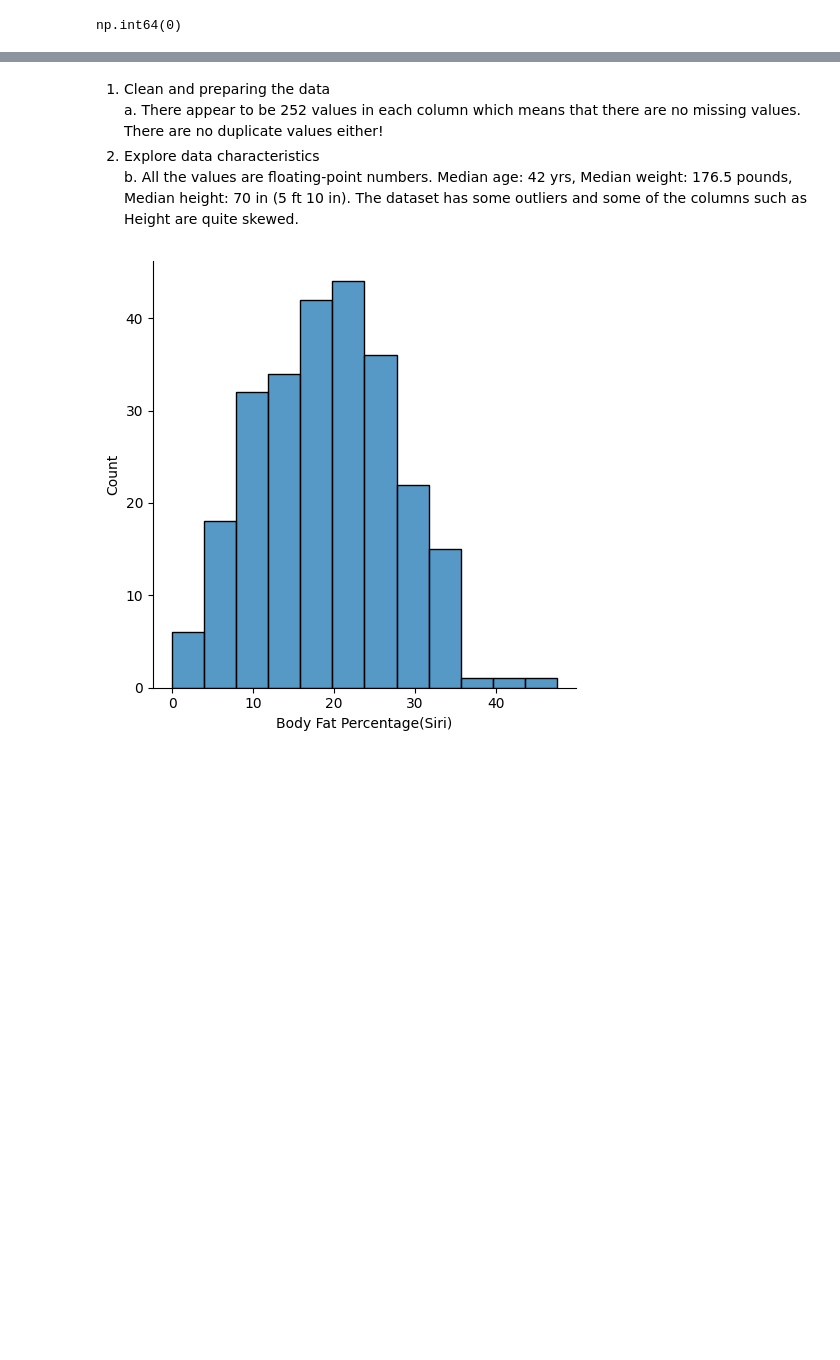
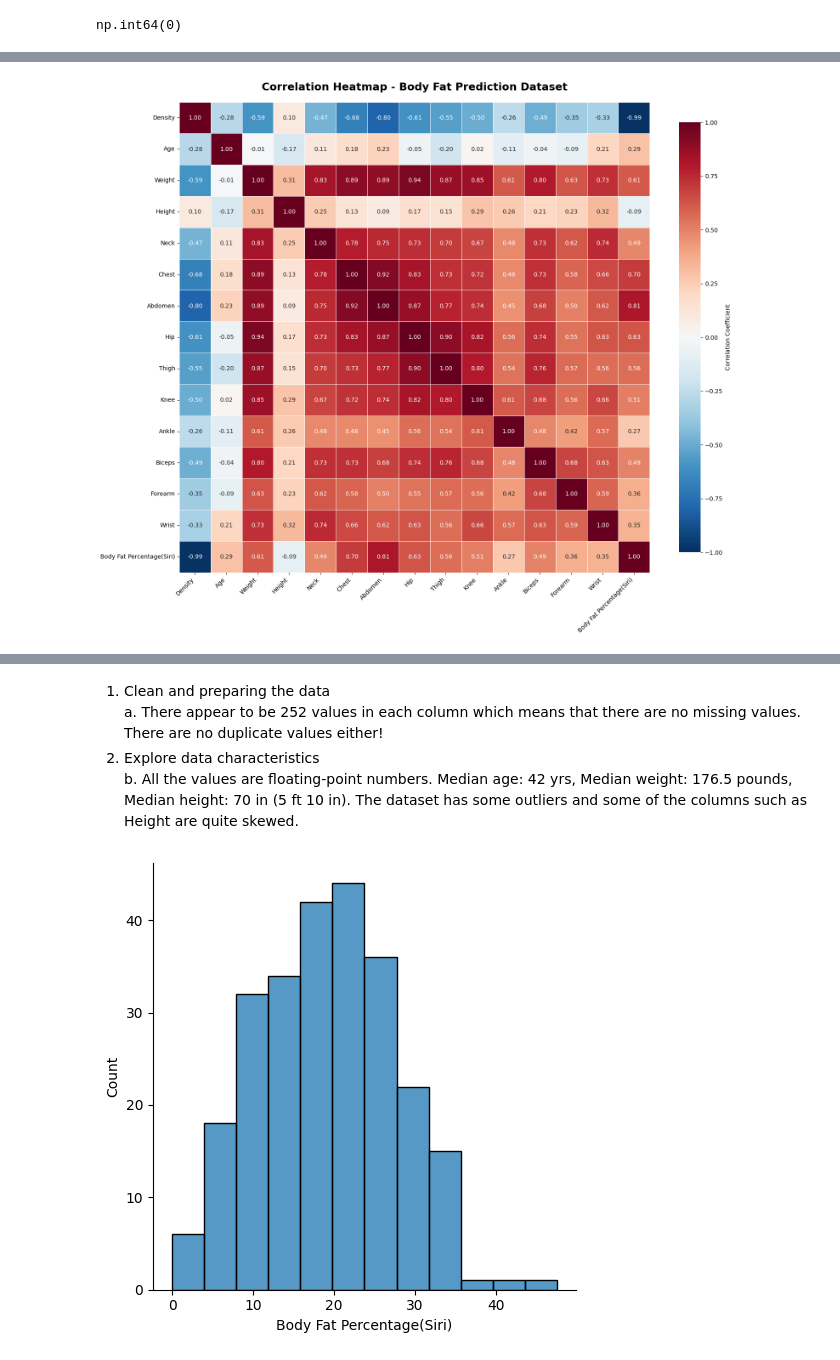
Before and after one commit to rajviu/dx602-final-project, a Jupyter notebook: project.ipynb, the cells around one changed output, grey strips where cells are left out. Cells and saved outputs as stored; diff of their text form; code cells hidden in the pictures; blank space fills up the shorter version.

```diff
--- a/project.ipynb
+++ b/project.ipynb
@@ -180,0 +194,26 @@ dtype: float64
+# %%
+corr_matrix = df.corr()
+
+fig, ax = plt.subplots(figsize=(16, 14))
+
+# Heatmap
+sns.heatmap(corr_matrix,
+            annot=True,
+            fmt='.2f',
+            cmap='RdBu_r',
+            center=0,
+            square=True,
+            linewidths=0.5,
+            cbar_kws={"shrink": 0.8, "label": "Correlation Coefficient"},
+            vmin=-1,
+            vmax=1,
+            ax=ax)
+
+plt.title('Correlation Heatmap - Body Fat Prediction Dataset',
+          fontsize=18, fontweight='bold', pad=20)
+plt.xticks(rotation=45, ha='right', fontsize=10)
+plt.yticks(rotation=0, fontsize=10)
+
+plt.tight_layout()
+# %% [output]
+[figure, added]
```
Also changed, not shown: parts of 63 cells of this notebook, 4 other files.
